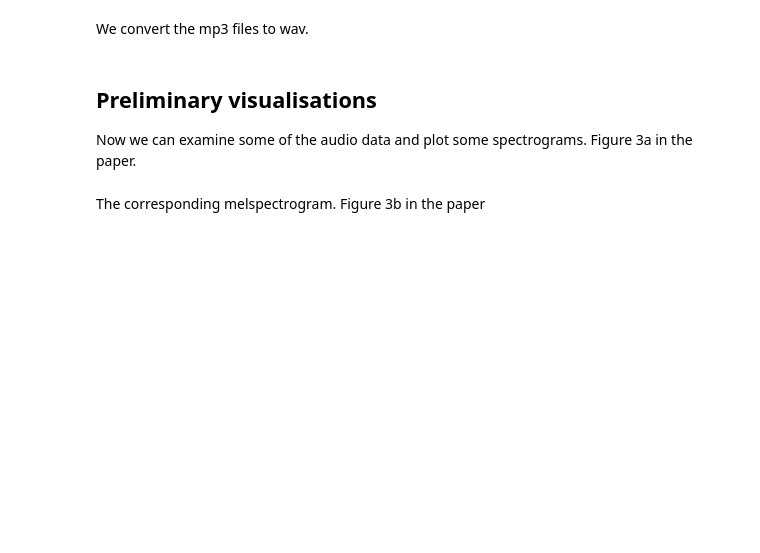
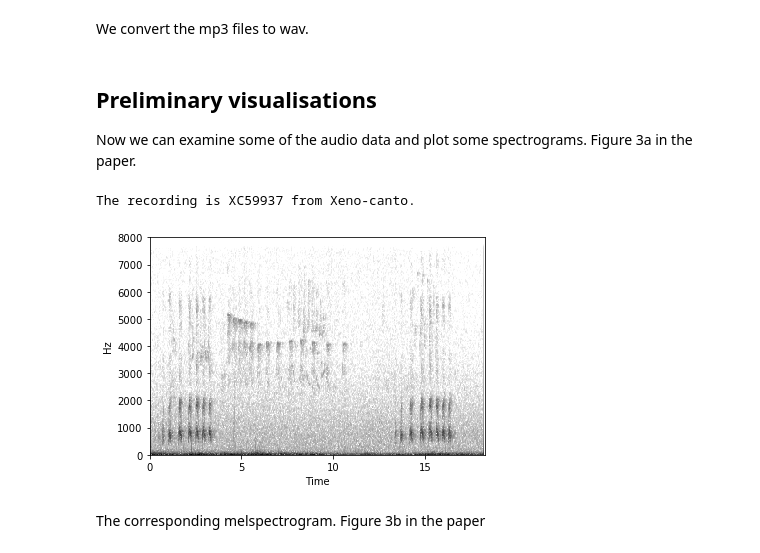
Before and after one commit to ciiram/kenya-bioacoustics, a Jupyter notebook: Kenya-Bioacoustics-Random-Forests.ipynb, the cells around one changed output. Drawn from its saved outputs; the diff is of its cells as text; code cells hidden in the pictures; blank space fills up the shorter version.

```diff
--- a/Kenya-Bioacoustics-Random-Forests.ipynb
+++ b/Kenya-Bioacoustics-Random-Forests.ipynb
@@ -160,25 +201,26 @@ Now we can examine some of the audio data and plot some spectrograms. Figure 3a
 # %%
 #audio parameters
 Nfft=512
 Noverlap=256
 f_min=300
 f_max=8000
 num_mel=80
 summary='mean_std'
-learned_features=False
-patch_width=8
-patch_height=num_mel
+
 #indx=np.random.randint(0,len(df_xc)-1)df_xc['Common Name']
-indx=244
-print('The recording is XC%d from Xeno-canto.'%int(df_xc['Xeno-canto ID'][indx]))
+CatNo=59937 #Xeno canto catalogue number
+print('The recording is XC%d from Xeno-canto.'%CatNo)
 
-x = scipy.io.wavfile.read(wav_dir+df_xc['Xeno-canto ID'][indx]+'.wav')
+x = scipy.io.wavfile.read(wav_dir+str(CatNo)+'.wav')
 fs = float(x[0])
 x2 = x[1] / 2.**15
 x2 = x2 / np.max(np.abs(x2))
 Spec = librosa.stft(x2,n_fft=Nfft, hop_length=Noverlap)
 librosa.display.specshow(librosa.amplitude_to_db(Spec, ref=np.max),  cmap='gray_r',y_axis='linear', x_axis='time',sr=fs,hop_length=Noverlap);
-plt.savefig('../../figures/XC_HT_spec.jpg',dpi=300)
+plt.savefig('figures/XC_HT_spec.jpg',dpi=300)
+# %% [output]
+The recording is XC59937 from Xeno-canto.
+[figure, added]
 # %% [markdown]
 The corresponding melspectrogram. Figure 3b in the paper
 # %%
```
Also changed, not shown: parts of 29 cells of this notebook.
